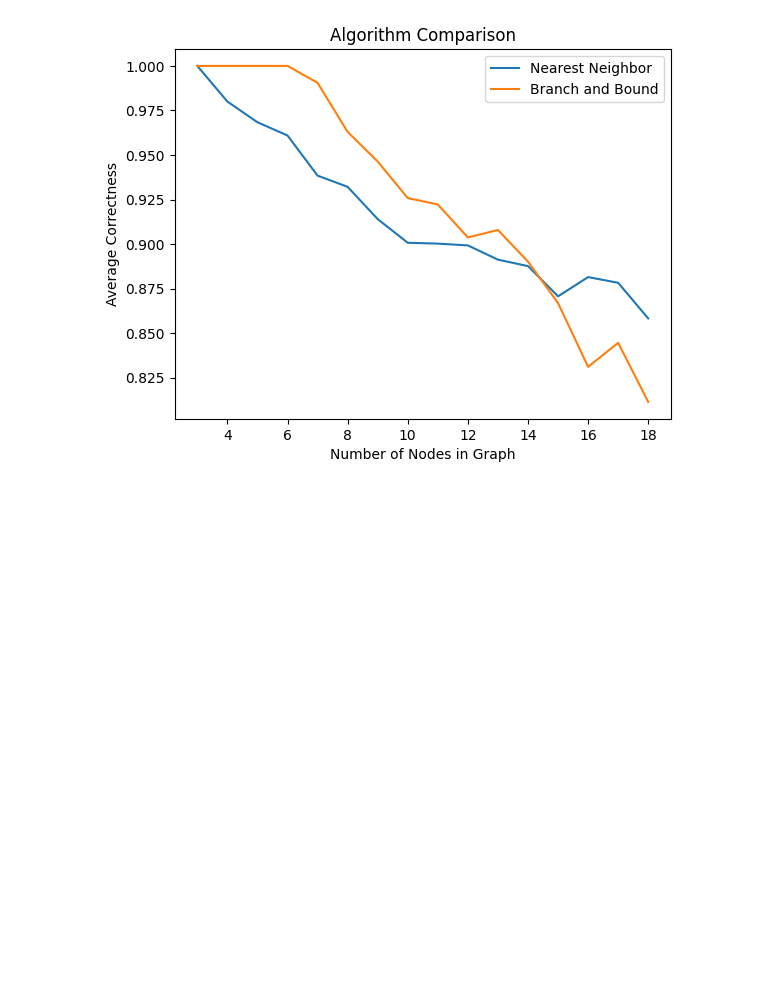
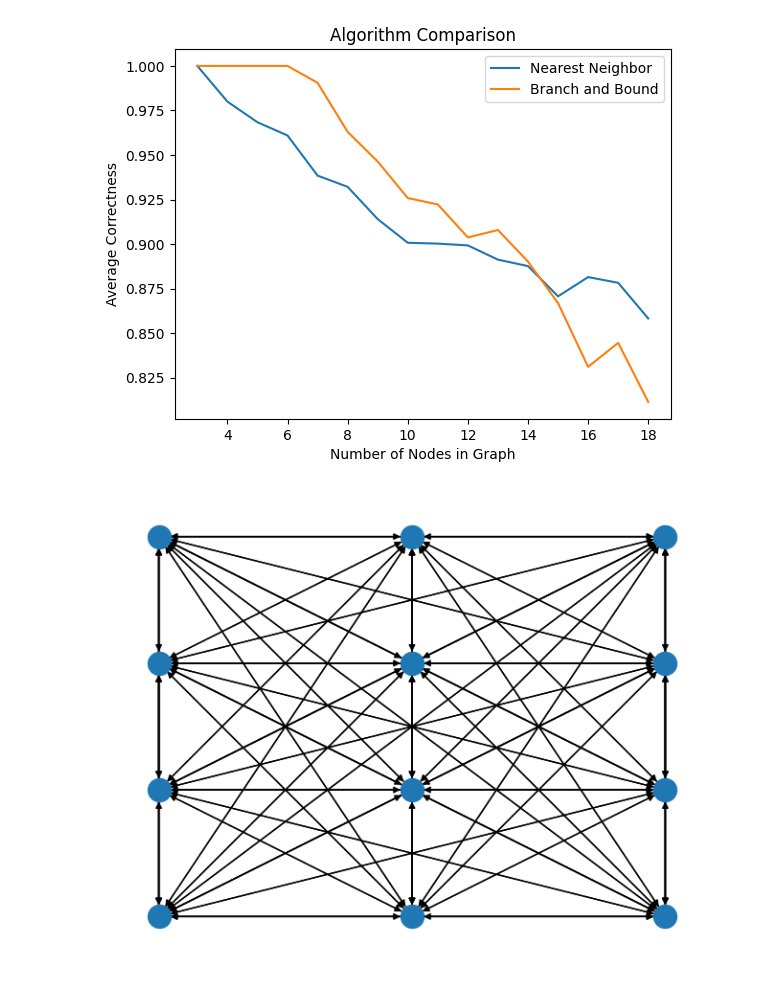
Before and after one commit to olincollege/directed-salesman, a Jupyter notebook: making_graphs.ipynb, the cells around one changed output. Saved outputs shown, nothing was run; the diff lists cells and outputs as text; code cells hidden in the pictures; blank space fills up the shorter version.

```diff
--- a/making_graphs.ipynb
+++ b/making_graphs.ipynb
@@ -135,3 +135,9 @@ plt.legend()
 plt.show()
 # %% [output]
 [figure]
+# %%
+size = 12
+graph = utils.bipartite_graph(size)
+nx.draw(graph, nx.get_node_attributes(graph, 'pos'))
+# %% [output]
+[figure, added]
```
Also changed, not shown: parts of 4 cells of this notebook.
